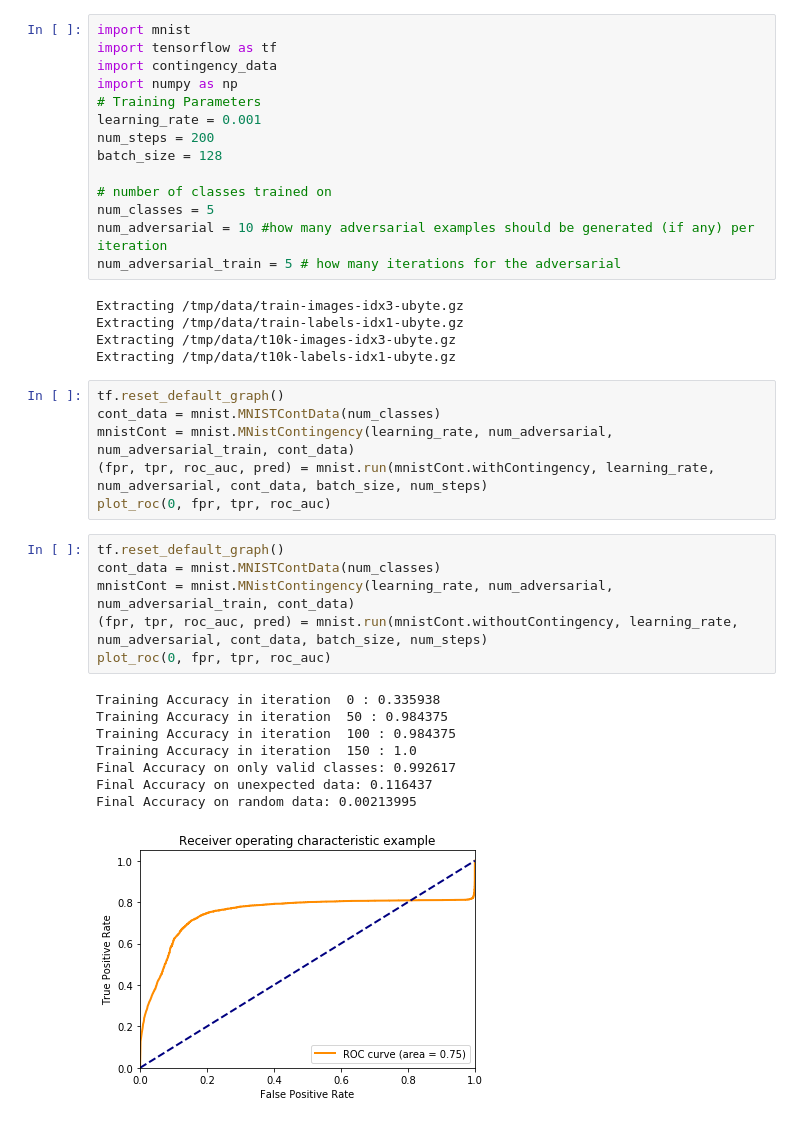
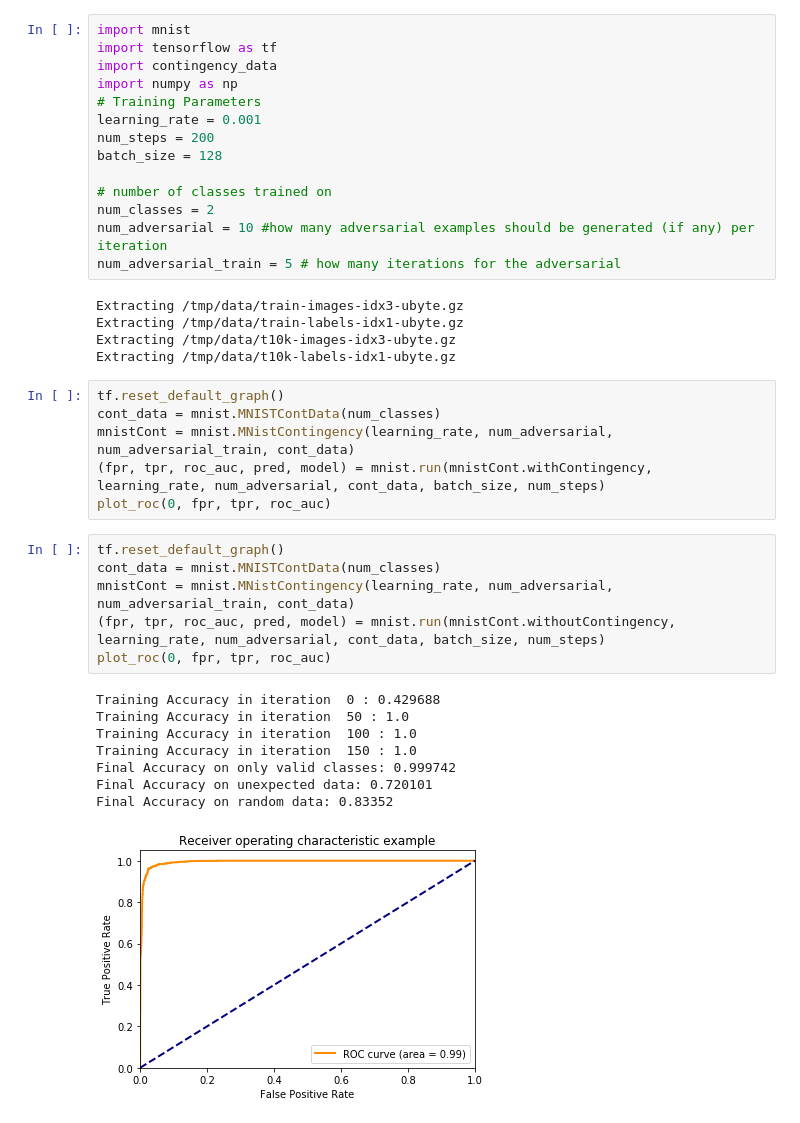
Before and after one commit to LeanderK/Contingency, a Jupyter notebook: Playground.ipynb, the cells around one changed output. Saved outputs shown, nothing was run; the diff lists cells and outputs as text.

```diff
--- a/Playground.ipynb
+++ b/Playground.ipynb
@@ -26,7 +26,7 @@ num_steps = 200
 batch_size = 128
 
 # number of classes trained on
-num_classes = 5
+num_classes = 2
 num_adversarial = 10 #how many adversarial examples should be generated (if any) per iteration
 num_adversarial_train = 5 # how many iterations for the adversarial
 # %% [output]
@@ -38,23 +38,23 @@ Extracting /tmp/data/t10k-labels-idx1-ubyte.gz
 tf.reset_default_graph()
 cont_data = mnist.MNISTContData(num_classes)
 mnistCont = mnist.MNistContingency(learning_rate, num_adversarial, num_adversarial_train, cont_data)
-(fpr, tpr, roc_auc, pred) = mnist.run(mnistCont.withContingency, learning_rate, num_adversarial, cont_data, batch_size, num_steps)
+(fpr, tpr, roc_auc, pred, model) = mnist.run(mnistCont.withContingency, learning_rate, num_adversarial, cont_data, batch_size, num_steps)
 plot_roc(0, fpr, tpr, roc_auc)
 # %%
 tf.reset_default_graph()
 cont_data = mnist.MNISTContData(num_classes)
 mnistCont = mnist.MNistContingency(learning_rate, num_adversarial, num_adversarial_train, cont_data)
-(fpr, tpr, roc_auc, pred) = mnist.run(mnistCont.withoutContingency, learning_rate, num_adversarial, cont_data, batch_size, num_steps)
+(fpr, tpr, roc_auc, pred, model) = mnist.run(mnistCont.withoutContingency, learning_rate, num_adversarial, cont_data, batch_size, num_steps)
 plot_roc(0, fpr, tpr, roc_auc)
 # %% [output]
-Training Accuracy in iteration  0 : 0.335938
-Training Accuracy in iteration  50 : 0.984375
-Training Accuracy in iteration  100 : 0.984375
+Training Accuracy in iteration  0 : 0.429688
+Training Accuracy in iteration  50 : 1.0
+Training Accuracy in iteration  100 : 1.0
 Training Accuracy in iteration  150 : 1.0
-Final Accuracy on only valid classes: 0.992617
-Final Accuracy on unexpected data: 0.116437
-Final Accuracy on random data: 0.00213995
+Final Accuracy on only valid classes: 0.999742
+Final Accuracy on unexpected data: 0.720101
+Final Accuracy on random data: 0.83352
-[figure, old version]
+[figure, new version]
 # %%
 tf.reset_default_graph()
 cont_data = mnist.MNISTContData(num_classes)
```
Also changed, not shown: parts of 5 cells of this notebook, 2 other files.
